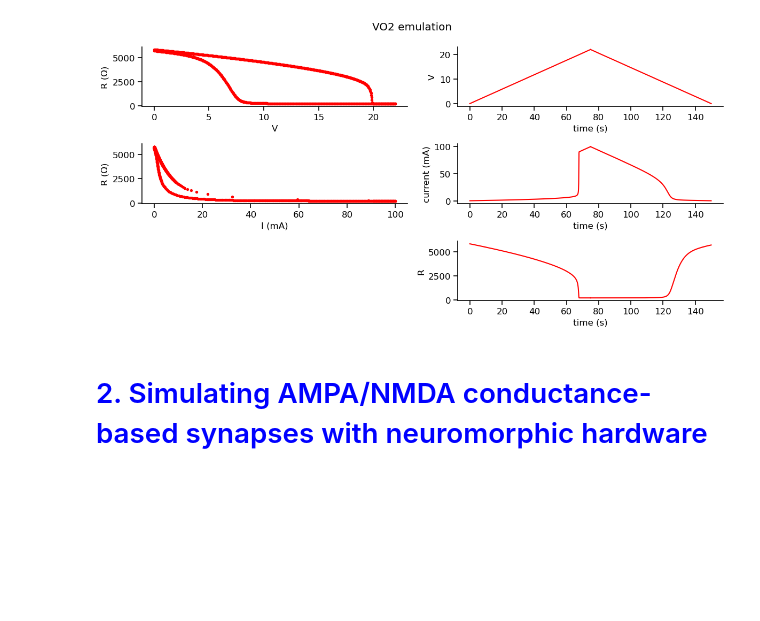
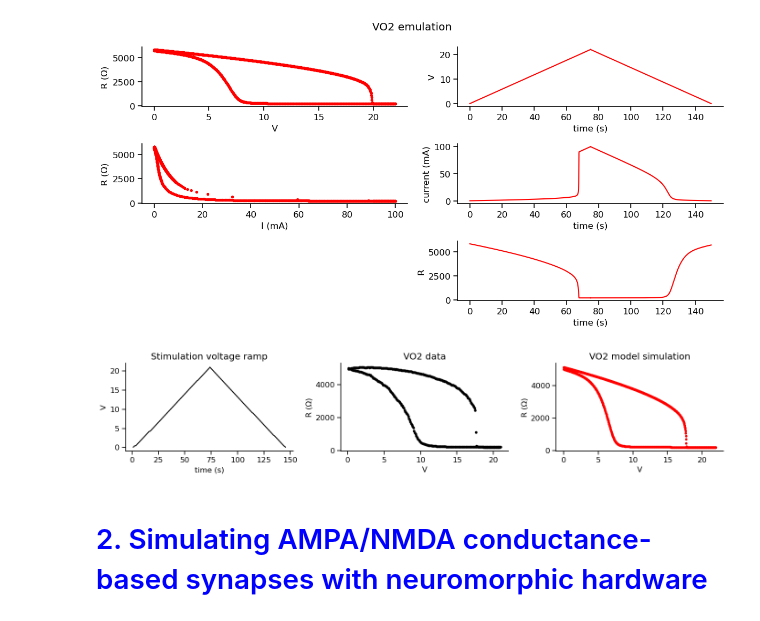
Before and after one commit to argalloni/Neuromorphic_simulations, a Jupyter notebook: DataVsSim.ipynb, the cells around one changed output. Saved outputs shown, nothing was run; the diff lists cells and outputs as text; code cells hidden in the pictures; blank space fills up the shorter version.

```diff
--- a/DataVsSim.ipynb
+++ b/DataVsSim.ipynb
@@ -321,6 +326,54 @@ plt.tight_layout()
 plt.show()
 # %% [output]
 [figure]
+# %%
+# Generate plots
+fig,ax = plt.subplots(1,3,figsize=[14,3])
+
+time = RV_data['SMU-1 Time (s)']
+V = RV_data['SMU-1 Voltage (V)']
+I = RV_data['SMU-1 Current (A)']
+R = RV_data['SMU-1 Resistance (Ω)']
+
+plot_nr = (0)
+ax[plot_nr].plot(time[209:], V[209:], c='k')
+ax[plot_nr].plot(time[:209], V[:209], c='k')
+ax[plot_nr].set_xlabel('time (s)')
+ax[plot_nr].set_ylabel('V')
+ax[plot_nr].set_title('Stimulation voltage ramp')
+
+plot_nr = (1)
+ax[plot_nr].scatter(V[209:],R[209:],s=10, c='k')
+ax[plot_nr].scatter(V[:209],R[:209],s=10, c='k')
+ax[plot_nr].set_xlabel('V')
+ax[plot_nr].set_ylabel('R (Ω)')
+ax[plot_nr].set_title('VO2 data')
+
+time = np.arange(0,T,dt)
+v1 = np.linspace(0,22,len(time)//2)
+v2 = np.flip(v1)
+V = np.concatenate([v1,v2])
+
+g_volatile = Volatile_Resistor(dt,timescale=70,insulatorR=4900)
+
+for t in range(len(time)):
+    g_volatile.controlI = V[t] / g_volatile.R * 1000
+    g_volatile.time_step()
+time = time/1000
+
+plot_nr = 2
+ax[plot_nr].scatter(V[:len(v1)],g_volatile.R_history[:len(v1)],s=8, c='r')
+ax[plot_nr].scatter(V[len(v1):],g_volatile.R_history[len(v1):],s=8, c='r')
+ax[plot_nr].set_xlabel('V')
+ax[plot_nr].set_ylabel('R (Ω)')
+ax[plot_nr].set_title('VO2 model simulation')
+
+plt.tight_layout()
+
+fig.savefig('figures/RV_hysteresis.png', dpi=300)
+fig.savefig('figures/RV_hysteresis.svg', dpi=300)
+# %% [output]
+[figure, added]
 # %% [markdown]
 # <font color='blue'> 2. Simulating AMPA/NMDA conductance-based synapses with neuromorphic hardware </font>
 # %% [markdown]
```
Also changed, not shown: parts of 7 cells of this notebook.
